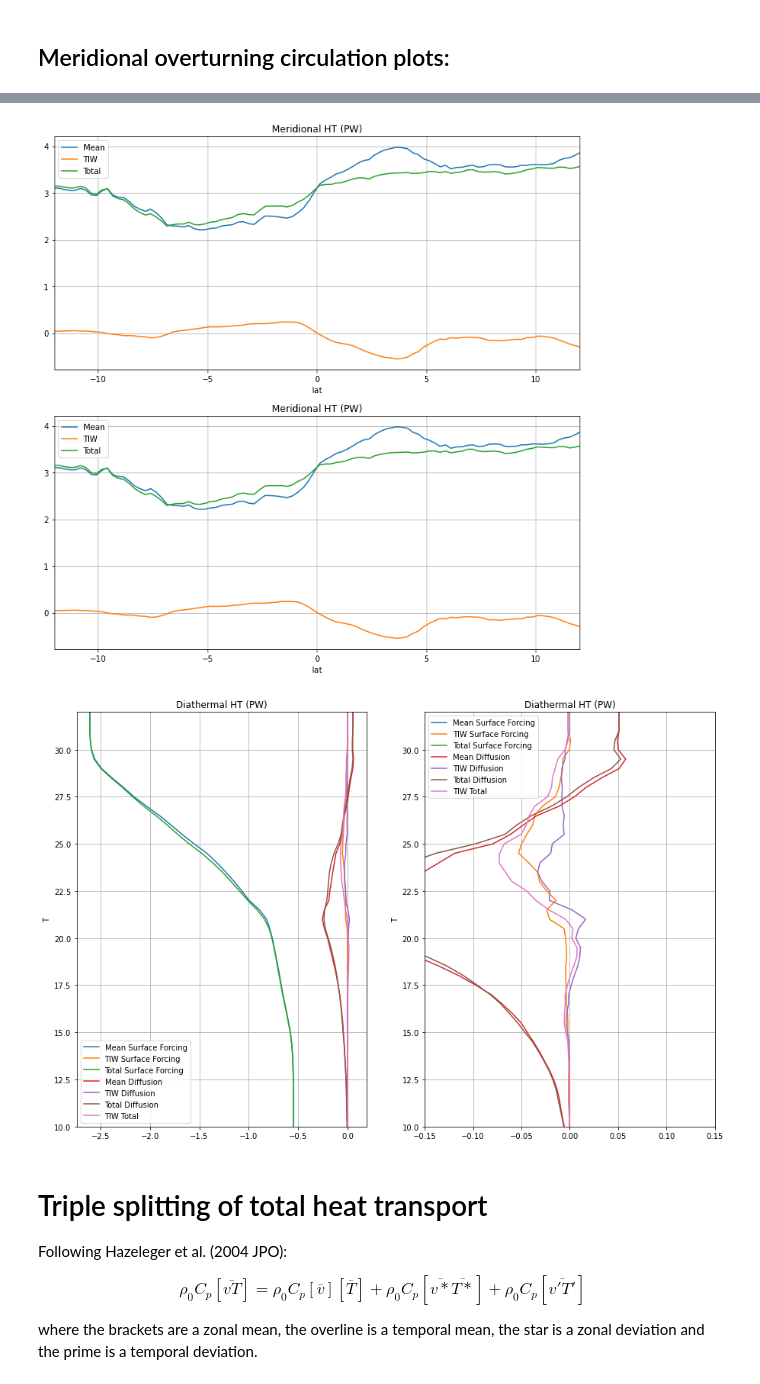
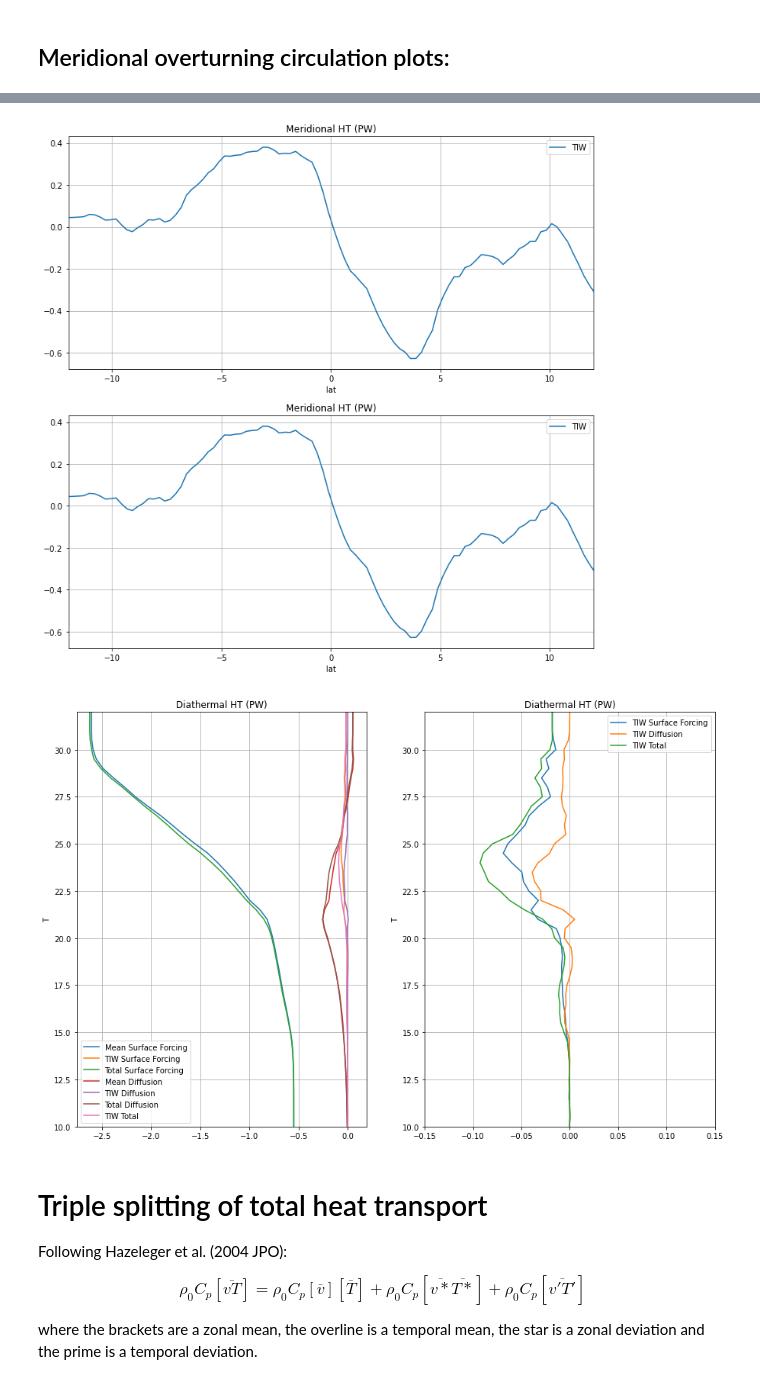
Before and after one commit to rmholmes/SAPEQ_ROMS_analysis, a Jupyter notebook: ROMS_Analysis.ipynb, the cells around one changed output, grey strips where cells are left out. Drawn from its saved outputs; the diff is of its cells as text; code cells hidden in the pictures.

```diff
--- a/ROMS_Analysis.ipynb
+++ b/ROMS_Analysis.ipynb
@@ -539,18 +558,18 @@ plt.savefig('MOCs_and_Diabatic_60days_ROMS_TIWterms.png',dpi=150)
 plt.figure(figsize=(12,12))
 
 plt.subplot(2,1,1)
-HfLag_mean.isel(T=0).plot(x='lat',label='Mean')
+#HfLag_mean.isel(T=0).plot(x='lat',label='Mean')
 HfLag_eddy.isel(T=0).plot(x='lat',label='TIW')
-HfLag.isel(T=0).plot(x='lat',label='Total')
+#HfLag.isel(T=0).plot(x='lat',label='Total')
 plt.xlim([-12.,12.])
 plt.grid()
 plt.legend()
 plt.title('Meridional HT (PW)')
 
 plt.subplot(2,1,2)
-HfLag_mean.isel(T=0).plot(x='lat',label='Mean')
+#HfLag_mean.isel(T=0).plot(x='lat',label='Mean')
 HfLag_eddy.isel(T=0).plot(x='lat',label='TIW')
-HfLag.isel(T=0).plot(x='lat',label='Total')
+#HfLag.isel(T=0).plot(x='lat',label='Total')
 plt.xlim([-12.,12.])
 plt.grid()
 plt.legend()
@@ -575,40 +594,40 @@ eddy_shf = total_shf-mean_shf
 
 plt.subplot(1,2,1)
 mean_shf.plot(y='T',label='Mean Surface Forcing')
 eddy_shf.plot(y='T',label='TIW Surface Forcing')
 total_shf.plot(y='T',label='Total Surface Forcing')
 
 mean_dif.plot(y='T',label='Mean Diffusion')
 eddy_dif.plot(y='T',label='TIW Diffusion')
 total_dif.plot(y='T',label='Total Diffusion')
 
 (eddy_dif+eddy_shf).plot(y='T',label='TIW Total')
 plt.ylim([10.,32.])
 plt.grid()
 plt.legend()
 plt.title('Diathermal HT (PW)')
 #plt.xlim([-0.3,0.3])
 
 plt.subplot(1,2,2)
-mean_shf.plot(y='T',label='Mean Surface Forcing')
+#mean_shf.plot(y='T',label='Mean Surface Forcing')
 eddy_shf.plot(y='T',label='TIW Surface Forcing')
-total_shf.plot(y='T',label='Total Surface Forcing')
+#total_shf.plot(y='T',label='Total Surface Forcing')
 
-mean_dif.plot(y='T',label='Mean Diffusion')
+#mean_dif.plot(y='T',label='Mean Diffusion')
 eddy_dif.plot(y='T',label='TIW Diffusion')
-total_dif.plot(y='T',label='Total Diffusion')
+#total_dif.plot(y='T',label='Total Diffusion')
 
 (eddy_dif+eddy_shf).plot(y='T',label='TIW Total')
 plt.ylim([10.,32.])
 plt.grid()
 plt.legend()
 plt.title('Diathermal HT (PW)')
 plt.xlim([-0.15,0.15])
 
-plt.savefig('ROMS_Diathermal_pm10_60day.png',dpi=150)
+plt.savefig('ROMS_Diathermal_pm10_60day_eddyonly.png',dpi=150)
 # %% [output]
-[figure, old version]
+[figure, new version]
-[figure, old version]
+[figure, new version]
 # %% [markdown]
 # Triple splitting of total heat transport
 
```
Also changed, not shown: parts of 3 cells of this notebook, 6 other files.
